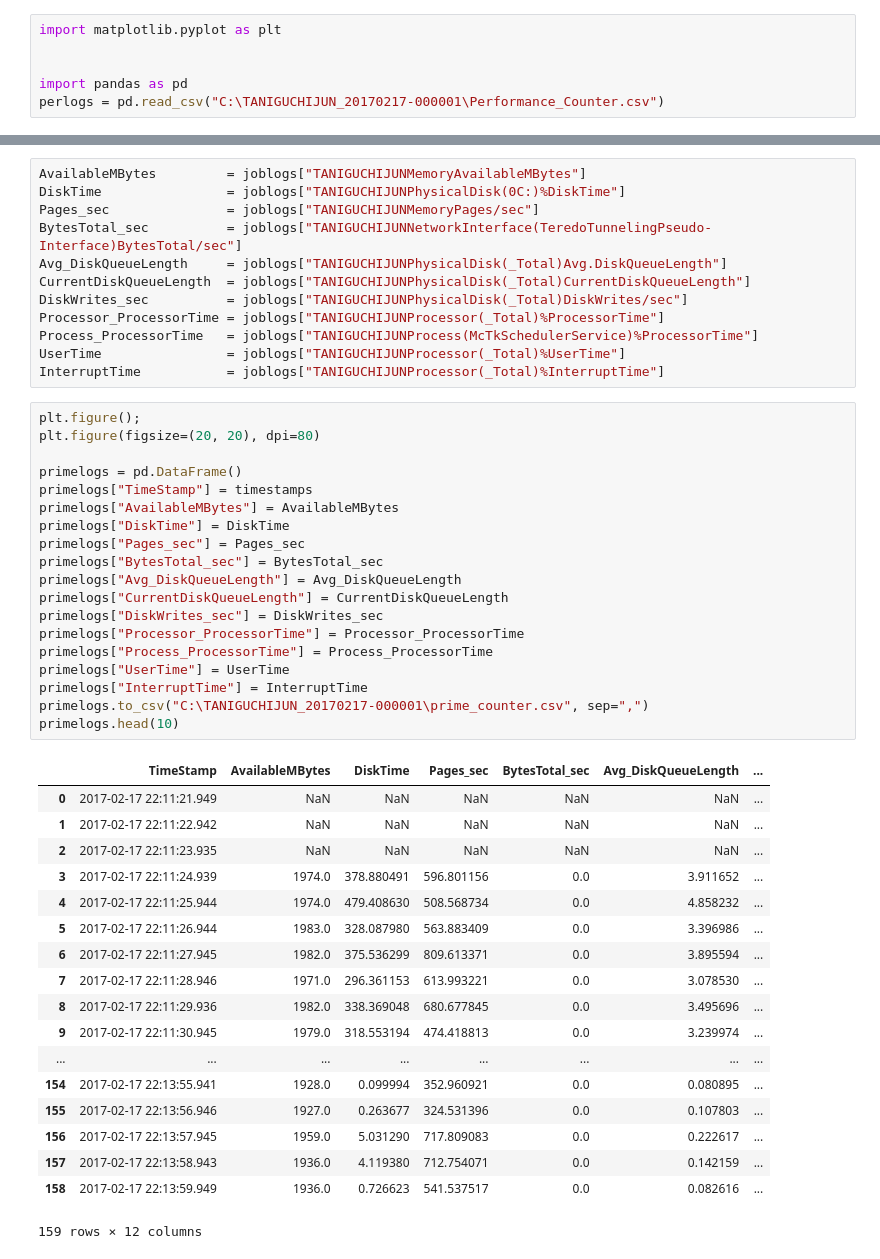
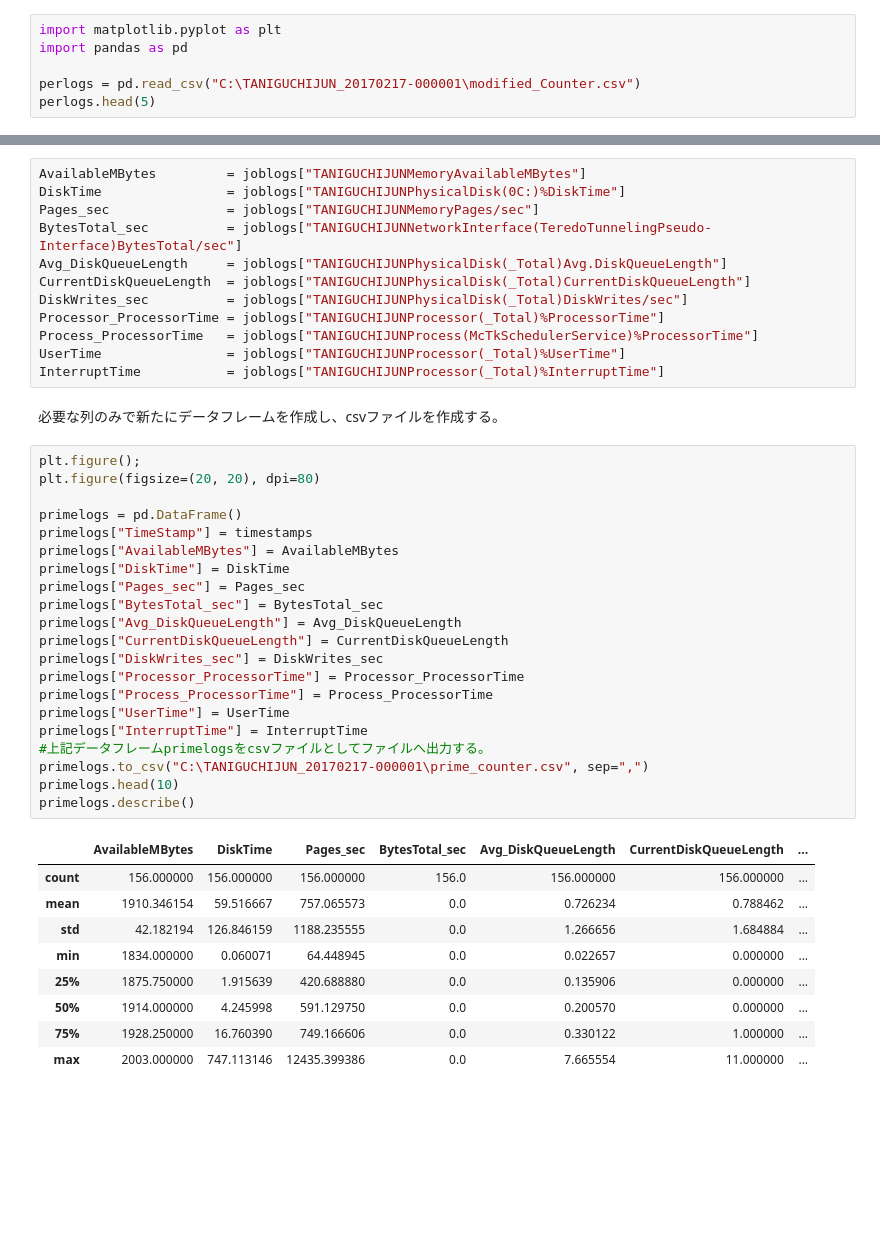
Before and after one commit to junTaniguchi/python, a Jupyter notebook: perflog_plot.ipynb, the cells around one changed output, grey strips where cells are left out. Saved outputs shown, nothing was run; the diff lists cells and outputs as text; blank space fills up the shorter version.

```diff
--- a/perflog_plot.ipynb
+++ b/perflog_plot.ipynb
@@ -8,6 +21,6 @@ relog localhost_000001.blg -o localhost_000001.csv -f CSV
 # %%
 import matplotlib.pyplot as plt
+import pandas as pd
 
-
-import pandas as pd
-perlogs = pd.read_csv("C:\TANIGUCHIJUN_20170217-000001\Performance_Counter.csv")
+perlogs = pd.read_csv("C:\TANIGUCHIJUN_20170217-000001\modified_Counter.csv")
+perlogs.head(5)
@@ -67,41 +82,36 @@ Processor_ProcessorTime = joblogs["TANIGUCHIJUNProcessor(_Total)%ProcessorTime"]
 Process_ProcessorTime   = joblogs["TANIGUCHIJUNProcess(McTkSchedulerService)%ProcessorTime"]
 UserTime                = joblogs["TANIGUCHIJUNProcessor(_Total)%UserTime"]
 InterruptTime           = joblogs["TANIGUCHIJUNProcessor(_Total)%InterruptTime"]
+# %% [markdown]
+必要な列のみで新たにデータフレームを作成し、csvファイルを作成する。
 # %%
 plt.figure();
 plt.figure(figsize=(20, 20), dpi=80)
 
 primelogs = pd.DataFrame()
 primelogs["TimeStamp"] = timestamps
 primelogs["AvailableMBytes"] = AvailableMBytes
 primelogs["DiskTime"] = DiskTime
 primelogs["Pages_sec"] = Pages_sec
 primelogs["BytesTotal_sec"] = BytesTotal_sec
 primelogs["Avg_DiskQueueLength"] = Avg_DiskQueueLength
 primelogs["CurrentDiskQueueLength"] = CurrentDiskQueueLength
 primelogs["DiskWrites_sec"] = DiskWrites_sec
 primelogs["Processor_ProcessorTime"] = Processor_ProcessorTime
 primelogs["Process_ProcessorTime"] = Process_ProcessorTime
 primelogs["UserTime"] = UserTime
 primelogs["InterruptTime"] = InterruptTime
+#上記データフレームprimelogsをcsvファイルとしてファイルへ出力する。
 primelogs.to_csv("C:\TANIGUCHIJUN_20170217-000001\prime_counter.csv", sep=",")
 primelogs.head(10)
+primelogs.describe()
 # %% [output]
-|  | TimeStamp | AvailableMBytes | DiskTime | Pages_sec | BytesTotal_sec | Avg_DiskQueueLength | ... |
-| 0 | 2017-02-17 22:11:21.949 | NaN | NaN | NaN | NaN | NaN | ... |
-| 1 | 2017-02-17 22:11:22.942 | NaN | NaN | NaN | NaN | NaN | ... |
-| 2 | 2017-02-17 22:11:23.935 | NaN | NaN | NaN | NaN | NaN | ... |
-| 3 | 2017-02-17 22:11:24.939 | 1974.0 | 378.880491 | 596.801156 | 0.0 | 3.911652 | ... |
-| 4 | 2017-02-17 22:11:25.944 | 1974.0 | 479.408630 | 508.568734 | 0.0 | 4.858232 | ... |
-| 5 | 2017-02-17 22:11:26.944 | 1983.0 | 328.087980 | 563.883409 | 0.0 | 3.396986 | ... |
-| 6 | 2017-02-17 22:11:27.945 | 1982.0 | 375.536299 | 809.613371 | 0.0 | 3.895594 | ... |
-| 7 | 2017-02-17 22:11:28.946 | 1971.0 | 296.361153 | 613.993221 | 0.0 | 3.078530 | ... |
-| 8 | 2017-02-17 22:11:29.936 | 1982.0 | 338.369048 | 680.677845 | 0.0 | 3.495696 | ... |
-| 9 | 2017-02-17 22:11:30.945 | 1979.0 | 318.553194 | 474.418813 | 0.0 | 3.239974 | ... |
-| ... | ... | ... | ... | ... | ... | ... | ... |
-| 154 | 2017-02-17 22:13:55.941 | 1928.0 | 0.099994 | 352.960921 | 0.0 | 0.080895 | ... |
-| 155 | 2017-02-17 22:13:56.946 | 1927.0 | 0.263677 | 324.531396 | 0.0 | 0.107803 | ... |
-| 156 | 2017-02-17 22:13:57.945 | 1959.0 | 5.031290 | 717.809083 | 0.0 | 0.222617 | ... |
-| 157 | 2017-02-17 22:13:58.943 | 1936.0 | 4.119380 | 712.754071 | 0.0 | 0.142159 | ... |
-| 158 | 2017-02-17 22:13:59.949 | 1936.0 | 0.726623 | 541.537517 | 0.0 | 0.082616 | ... |
+|  | AvailableMBytes | DiskTime | Pages_sec | BytesTotal_sec | Avg_DiskQueueLength | CurrentDiskQueueLength | ... |
+| count | 156.000000 | 156.000000 | 156.000000 | 156.0 | 156.000000 | 156.000000 | ... |
+| mean | 1910.346154 | 59.516667 | 757.065573 | 0.0 | 0.726234 | 0.788462 | ... |
+| std | 42.182194 | 126.846159 | 1188.235555 | 0.0 | 1.266656 | 1.684884 | ... |
+| min | 1834.000000 | 0.060071 | 64.448945 | 0.0 | 0.022657 | 0.000000 | ... |
+| 25% | 1875.750000 | 1.915639 | 420.688880 | 0.0 | 0.135906 | 0.000000 | ... |
+| 50% | 1914.000000 | 4.245998 | 591.129750 | 0.0 | 0.200570 | 0.000000 | ... |
+| 75% | 1928.250000 | 16.760390 | 749.166606 | 0.0 | 0.330122 | 1.000000 | ... |
+| max | 2003.000000 | 747.113146 | 12435.399386 | 0.0 | 7.665554 | 11.000000 | ... |
-159 rows × 12 columns
```
Also changed, not shown: parts of 15 cells of this notebook.
